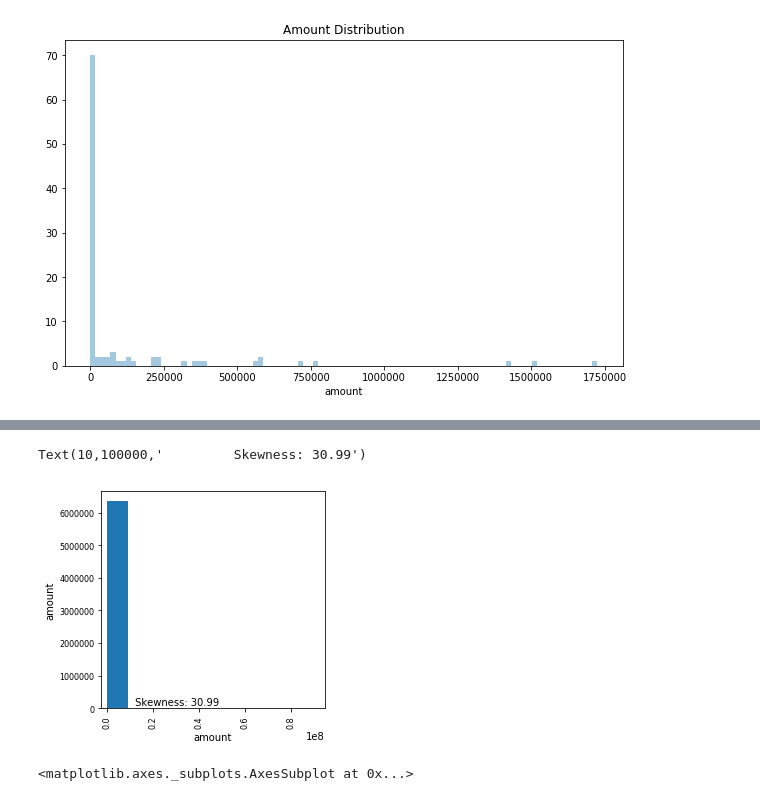
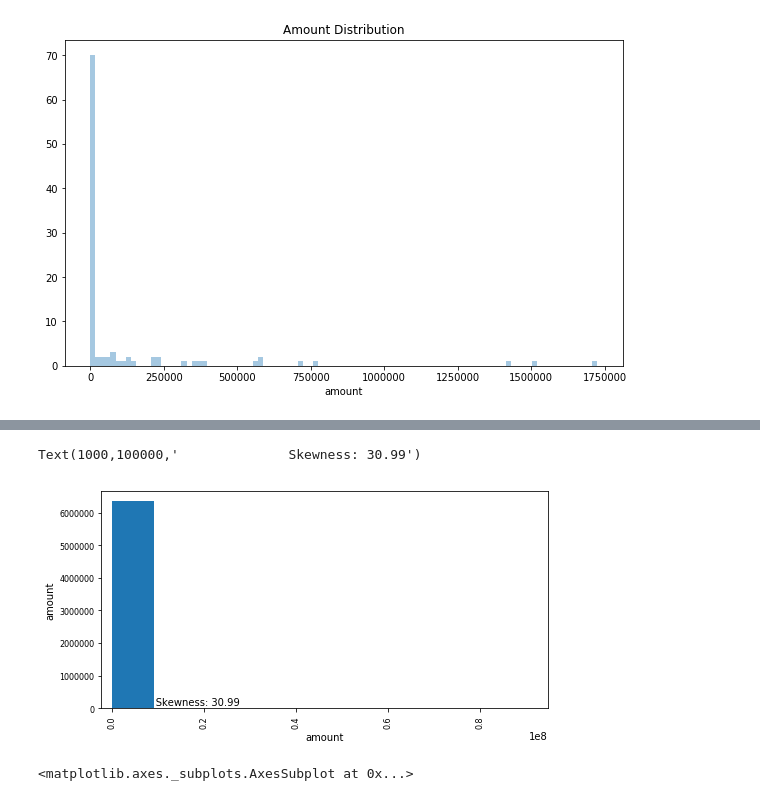
Before and after one commit to venkat998899/machine-learning, a Jupyter notebook: projects/capstone/payments_fraud.ipynb, the cells around one changed output, grey strips where cells are left out. Saved outputs shown, nothing was run; the diff lists cells and outputs as text; code cells hidden in the pictures.

```diff
--- a/projects/capstone/payments_fraud.ipynb
+++ b/projects/capstone/payments_fraud.ipynb
@@ -286,16 +318,17 @@ h.figure.set_size_inches(10,6)
+# %%
+#Plot Amount scatter Matrix
+pd.plotting.scatter_matrix(data[['amount']], alpha = 0.3, figsize = (8,4));
+plt.text(1000, 100000, "              Skewness: {0:.2f}".format(skew(data['amount'])))
+# %% [output]
+Text(1000,100000,'              Skewness: 30.99')
+[figure, added]
 # %%
-import matplotlib.pyplot as plt
-
-
 
 # Produce a scatter matrix for each pair of features in the data
-#pd.scatter_matrix(data, alpha = 0.3, figsize = (14,8), diagonal = 'kde');
-pd.scatter_matrix(data[['amount']], alpha = 0.3, figsize = (4,4));
-#pd.scatter_matrix(data[['type']], alpha = 0.3, figsize = (4,4));
-plt.text(10, 100000, "         Skewness: {0:.2f}".format(skew(data['amount'])))
+pd.scatter_matrix(data, alpha = 0.3, figsize = (14,8), diagonal = 'kde')
+pd.scatter_matrix(data[['Amount']], alpha = 0.3, figsize = (4,4))
+
+plt.show()
-# %% [output]
-Text(10,100000,'         Skewness: 30.99')
-[figure, removed]
 # %%
 import seaborn as sns
 # Calculate correlation between each pair of variable
```
Also changed, not shown: parts of 15 cells of this notebook, 1 other file.
